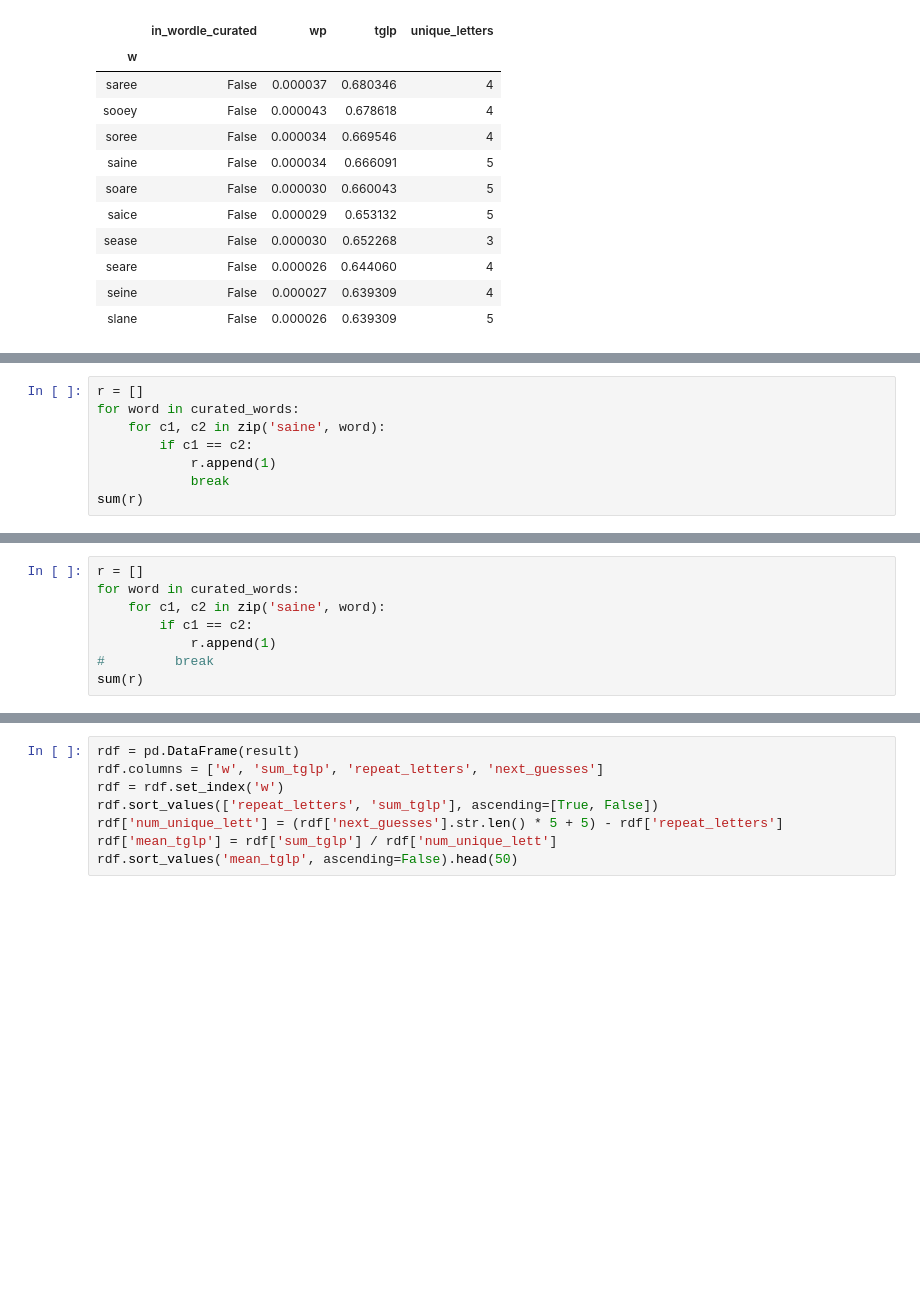
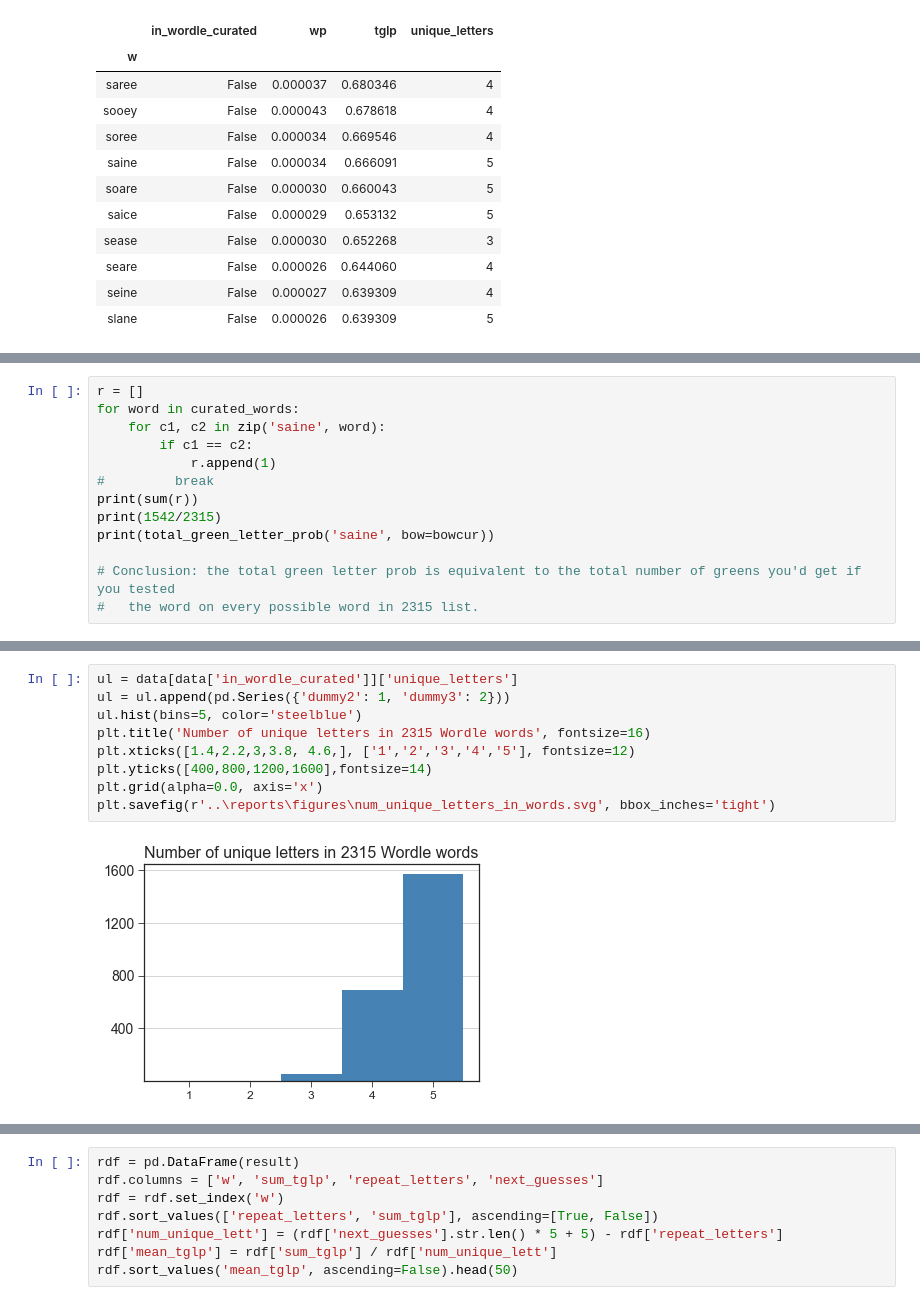
Before and after one commit to benton-anderson/wordle-opt, a Jupyter notebook: notebooks/BJA-02.1-letter-frequency-probability.ipynb, the cells around one changed output, grey strips where cells are left out. Cells and saved outputs as stored; diff of their text form; blank space fills up the shorter version.

```diff
--- a/notebooks/BJA-02.1-letter-frequency-probability.ipynb
+++ b/notebooks/BJA-02.1-letter-frequency-probability.ipynb
@@ -191,6 +165,11 @@ for word in curated_words:
     for c1, c2 in zip('saine', word):
         if c1 == c2:
             r.append(1)
-            break
-sum(r)
+#         break
+print(sum(r))
+print(1542/2315)
+print(total_green_letter_prob('saine', bow=bowcur))
+
+# Conclusion: the total green letter prob is equivalent to the total number of greens you'd get if you tested
+#   the word on every possible word in 2315 list.
 # %% [output]
@@ -202,8 +178,0 @@ sum(r)
-# %%
-r = []
-for word in curated_words:
-    for c1, c2 in zip('saine', word):
-        if c1 == c2:
-            r.append(1)
-#         break
-sum(r)
@@ -231,0 +195,11 @@ Text(0.5, 0, 'Letter probabilities multiplied together')
+# %%
+ul = data[data['in_wordle_curated']]['unique_letters']
+ul = ul.append(pd.Series({'dummy2': 1, 'dummy3': 2}))
+ul.hist(bins=5, color='steelblue')
+plt.title('Number of unique letters in 2315 Wordle words', fontsize=16)
+plt.xticks([1.4,2.2,3,3.8, 4.6,], ['1','2','3','4','5'], fontsize=12)
+plt.yticks([400,800,1200,1600],fontsize=14)
+plt.grid(alpha=0.0, axis='x')
+plt.savefig(r'..\reports\figures\num_unique_letters_in_words.svg', bbox_inches='tight')
+# %% [output]
+[figure, added]
```
Also changed, not shown: parts of 35 cells of this notebook, 10 other files.
